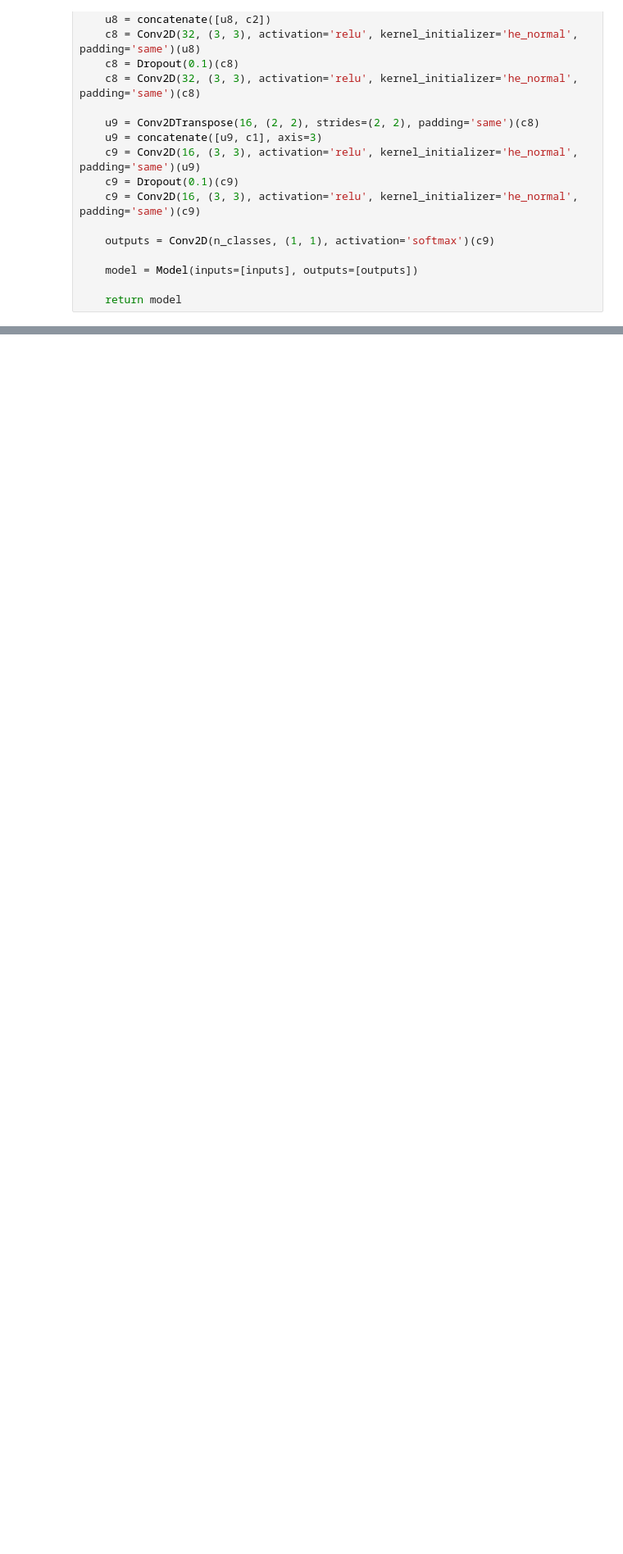
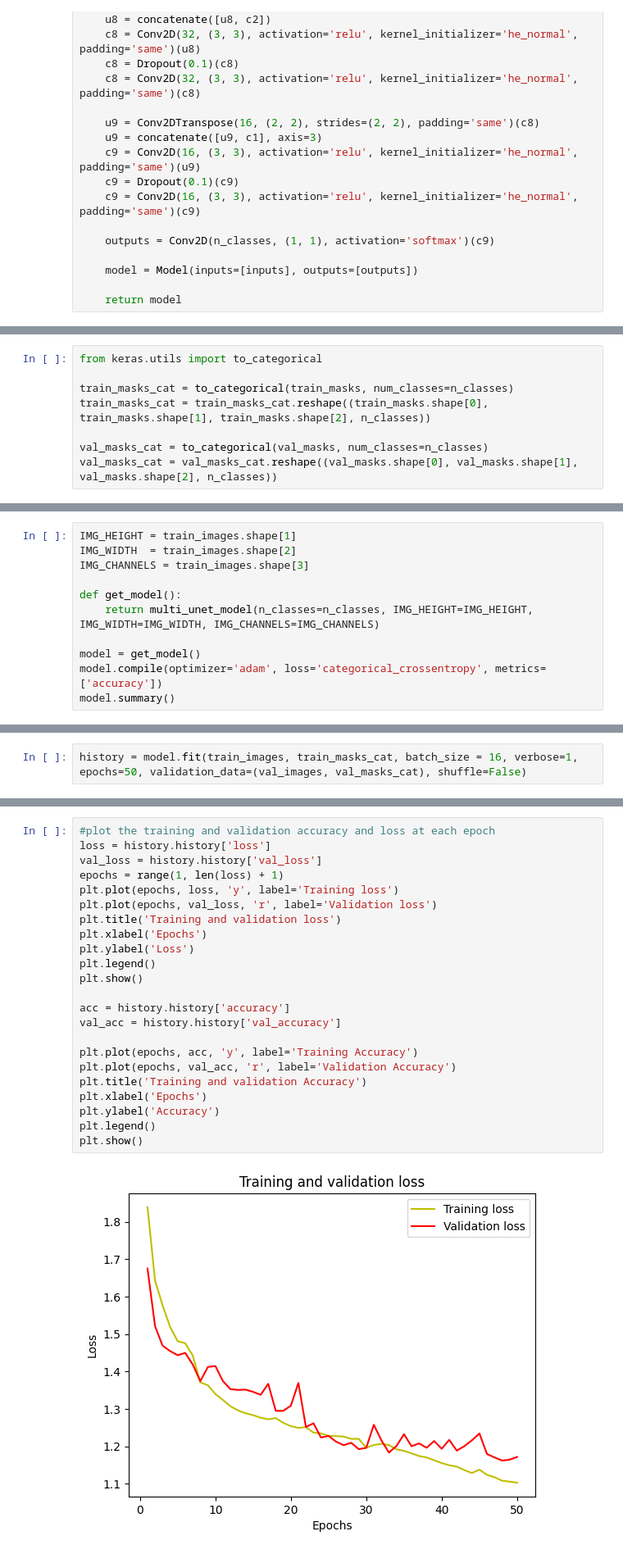
Before and after one commit to AbdulManaf12/Post-Flood-Disaster-Management, a Jupyter notebook: Segmentation/U-Net.ipynb, the cells around one changed output, grey strips where cells are left out. Shown at 82% size. Cells and saved outputs as stored; diff of their text form; blank space fills up the shorter version.

```diff
--- a/Segmentation/U-Net.ipynb
+++ b/Segmentation/U-Net.ipynb
@@ -116,0 +132,8 @@ KeyboardInterrupt:
+# %%
+from keras.utils import to_categorical
+
+train_masks_cat = to_categorical(train_masks, num_classes=n_classes)
+train_masks_cat = train_masks_cat.reshape((train_masks.shape[0], train_masks.shape[1], train_masks.shape[2], n_classes))
+
+val_masks_cat = to_categorical(val_masks, num_classes=n_classes)
+val_masks_cat = val_masks_cat.reshape((val_masks.shape[0], val_masks.shape[1], val_masks.shape[2], n_classes))
@@ -116,0 +159,11 @@ KeyboardInterrupt:
+# %%
+IMG_HEIGHT = train_images.shape[1]
+IMG_WIDTH  = train_images.shape[2]
+IMG_CHANNELS = train_images.shape[3]
+
+def get_model():
+    return multi_unet_model(n_classes=n_classes, IMG_HEIGHT=IMG_HEIGHT, IMG_WIDTH=IMG_WIDTH, IMG_CHANNELS=IMG_CHANNELS)
+
+model = get_model()
+model.compile(optimizer='adam', loss='categorical_crossentropy', metrics=['accuracy'])
+model.summary()
@@ -116,0 +188,2 @@ KeyboardInterrupt:
+# %%
+history = model.fit(train_images, train_masks_cat, batch_size = 16, verbose=1, epochs=50, validation_data=(val_images, val_masks_cat), shuffle=False)
@@ -116,0 +230,25 @@ KeyboardInterrupt:
+# %%
+#plot the training and validation accuracy and loss at each epoch
+loss = history.history['loss']
+val_loss = history.history['val_loss']
+epochs = range(1, len(loss) + 1)
+plt.plot(epochs, loss, 'y', label='Training loss')
+plt.plot(epochs, val_loss, 'r', label='Validation loss')
+plt.title('Training and validation loss')
+plt.xlabel('Epochs')
+plt.ylabel('Loss')
+plt.legend()
+plt.show()
+
+acc = history.history['accuracy']
+val_acc = history.history['val_accuracy']
+
+plt.plot(epochs, acc, 'y', label='Training Accuracy')
+plt.plot(epochs, val_acc, 'r', label='Validation Accuracy')
+plt.title('Training and validation Accuracy')
+plt.xlabel('Epochs')
+plt.ylabel('Accuracy')
+plt.legend()
+plt.show()
+# %% [output]
+[figure, added]
```
Also changed, not shown: parts of 14 cells of this notebook, 1 other file.
